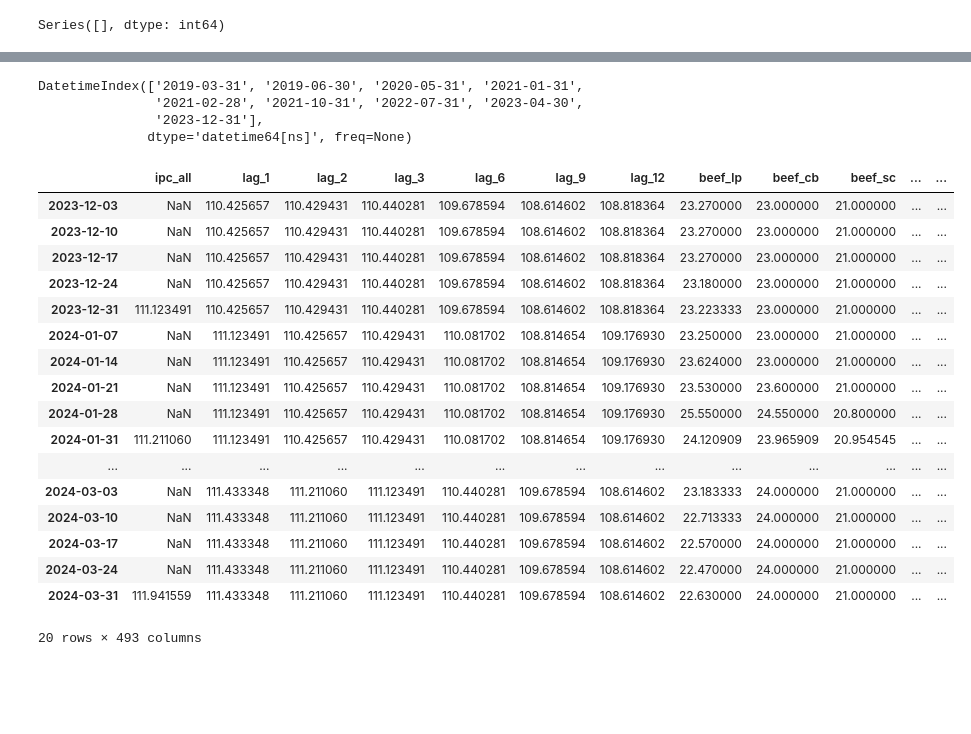
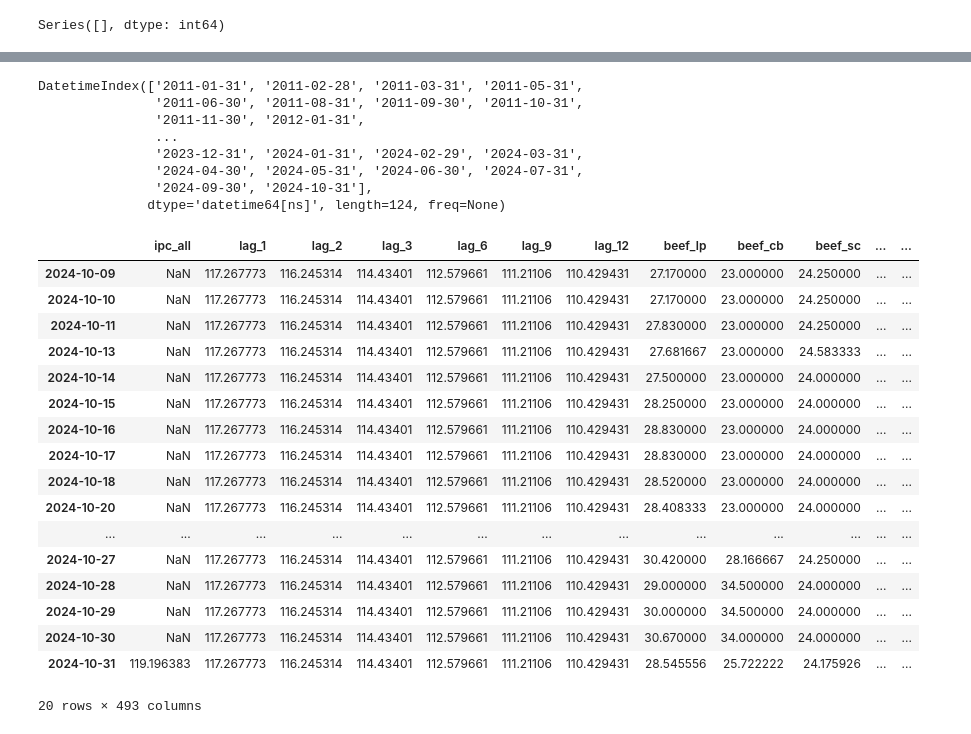
Before and after one commit to osmarbolivar/High-Freq-Inflation-Forecast-2SML, a Jupyter notebook: Data_preprocess.ipynb, the cells around one changed output, grey strips where cells are left out. Drawn from its saved outputs; the diff is of its cells as text; code cells hidden in the pictures; blank space fills up the shorter version.

```diff
--- a/Data_preprocess.ipynb
+++ b/Data_preprocess.ipynb
@@ -625,0 +639,9 @@ W_DATASET.to_csv('./Data/W_DATASET.csv')
+# %%
+features_names[:-17]
+feats_daily = features_names[:-17]
+# %%
+merged_d = pd.merge(UFVFX_daily, ws_adj, left_index=True, right_index=True, how='inner')
+merged_d = pd.merge(merged_d, COM_daily, left_index=True, right_index=True, how='inner')
+
+merged_d = merged_d[feats_daily]
+merged_d
@@ -625,0 +667,3 @@ W_DATASET.to_csv('./Data/W_DATASET.csv')
+# %%
+D_DATASET = merged_d.copy()
+D_DATASET.info()
@@ -632,7 +684,10 @@ dataset_m['freq'] = "month"
 dataset_w = W_DATASET.copy()
 dataset_w['freq'] = "week"
 
-dataset_mw = pd.concat([dataset_m, dataset_w], axis=0).sort_index()
-dataset_mw.tail(20)
+dataset_d = D_DATASET.copy()
+dataset_d['freq'] = "day"
+
+dataset_mwd = pd.concat([dataset_m, dataset_w, dataset_d], axis=0).sort_index()
+dataset_mwd
 # %% [output]
 |  | ipc_all | lag_1 | lag_2 | lag_3 | lag_6 | lag_9 | lag_12 | beef_lp | beef_cb | beef_sc | ... | ... |
@@ -656,33 +706,38 @@ dataset_mw.tail(20)
 # %%
 # Check for repeated values in the index
-repeated_indices = dataset_mw.index[dataset_mw.index.duplicated()]
+repeated_indices = dataset_mwd.index[dataset_mwd.index.duplicated()]
 repeated_indices
 # %% [output]
-DatetimeIndex(['2019-03-31', '2019-06-30', '2020-05-31', '2021-01-31',
-               '2021-02-28', '2021-10-31', '2022-07-31', '2023-04-30',
-               '2023-12-31'],
-              dtype='datetime64[ns]', freq=None)
+DatetimeIndex(['2011-01-31', '2011-02-28', '2011-03-31', '2011-05-31',
+               '2011-06-30', '2011-08-31', '2011-09-30', '2011-10-31',
+               '2011-11-30', '2012-01-31',
+               ...
+               '2023-12-31', '2024-01-31', '2024-02-29', '2024-03-31',
+               '2024-04-30', '2024-05-31', '2024-06-30', '2024-07-31',
+               '2024-09-30', '2024-10-31'],
+              dtype='datetime64[ns]', length=124, freq=None)
 # %%
-dataset_mw = dataset_mw[~dataset_mw.index.duplicated(keep='first')]
-dataset_mw.loc[:, ['lag_1', 'lag_2', 'lag_3', 'lag_6', 'lag_9', 'lag_12']] = dataset_mw.loc[:, ['lag_1', 'lag_2', 'lag_3', 'lag_6', 'lag_9', 'lag_12']].bfill()
-dataset_mw.tail(20)
+dataset_mwd = dataset_mwd[~dataset_mwd.index.duplicated(keep='first')]
+dataset_mwd.loc[:, ['lag_1', 'lag_2', 'lag_3', 'lag_6', 'lag_9', 'lag_12']] = dataset_mwd.loc[:, ['lag_1', 'lag_2', 'lag_3', 'lag_6', 'lag_9', 'lag_12']].bfill()
+dataset_mwd = dataset_mwd.loc[:'2024-10-31']
+dataset_mwd.tail(20)
 # %% [output]
 |  | ipc_all | lag_1 | lag_2 | lag_3 | lag_6 | lag_9 | lag_12 | beef_lp | beef_cb | beef_sc | ... | ... |
-| 2023-12-03 | NaN | 110.425657 | 110.429431 | 110.440281 | 109.678594 | 108.614602 | 108.818364 | 23.270000 | 23.000000 | 21.000000 | ... | ... |
-| 2023-12-10 | NaN | 110.425657 | 110.429431 | 110.440281 | 109.678594 | 108.614602 | 108.818364 | 23.270000 | 23.000000 | 21.000000 | ... | ... |
-| 2023-12-17 | NaN | 110.425657 | 110.429431 | 110.440281 | 109.678594 | 108.614602 | 108.818364 | 23.270000 | 23.000000 | 21.000000 | ... | ... |
-| 2023-12-24 | NaN | 110.425657 | 110.429431 | 110.440281 | 109.678594 | 108.614602 | 108.818364 | 23.180000 | 23.000000 | 21.000000 | ... | ... |
-| 2023-12-31 | 111.123491 | 110.425657 | 110.429431 | 110.440281 | 109.678594 | 108.614602 | 108.818364 | 23.223333 | 23.000000 | 21.000000 | ... | ... |
-| 2024-01-07 | NaN | 111.123491 | 110.425657 | 110.429431 | 110.081702 | 108.814654 | 109.176930 | 23.250000 | 23.000000 | 21.000000 | ... | ... |
-| 2024-01-14 | NaN | 111.123491 | 110.425657 | 110.429431 | 110.081702 | 108.814654 | 109.176930 | 23.624000 | 23.000000 | 21.000000 | ... | ... |
-| 2024-01-21 | NaN | 111.123491 | 110.425657 | 110.429431 | 110.081702 | 108.814654 | 109.176930 | 23.530000 | 23.600000 | 21.000000 | ... | ... |
-| 2024-01-28 | NaN | 111.123491 | 110.425657 | 110.429431 | 110.081702 | 108.814654 | 109.176930 | 25.550000 | 24.550000 | 20.800000 | ... | ... |
-| 2024-01-31 | 111.211060 | 111.123491 | 110.425657 | 110.429431 | 110.081702 | 108.814654 | 109.176930 | 24.120909 | 23.965909 | 20.954545 | ... | ... |
+| 2024-10-09 | NaN | 117.267773 | 116.245314 | 114.43401 | 112.579661 | 111.21106 | 110.429431 | 27.170000 | 23.000000 | 24.250000 | ... | ... |
+| 2024-10-10 | NaN | 117.267773 | 116.245314 | 114.43401 | 112.579661 | 111.21106 | 110.429431 | 27.170000 | 23.000000 | 24.250000 | ... | ... |
+| 2024-10-11 | NaN | 117.267773 | 116.245314 | 114.43401 | 112.579661 | 111.21106 | 110.429431 | 27.830000 | 23.000000 | 24.250000 | ... | ... |
+| 2024-10-13 | NaN | 117.267773 | 116.245314 | 114.43401 | 112.579661 | 111.21106 | 110.429431 | 27.681667 | 23.000000 | 24.583333 | ... | ... |
+| 2024-10-14 | NaN | 117.267773 | 116.245314 | 114.43401 | 112.579661 | 111.21106 | 110.429431 | 27.500000 | 23.000000 | 24.000000 | ... | ... |
+| 2024-10-15 | NaN | 117.267773 | 116.245314 | 114.43401 | 112.579661 | 111.21106 | 110.429431 | 28.250000 | 23.000000 | 24.000000 | ... | ... |
+| 2024-10-16 | NaN | 117.267773 | 116.245314 | 114.43401 | 112.579661 | 111.21106 | 110.429431 | 28.830000 | 23.000000 | 24.000000 | ... | ... |
+| 2024-10-17 | NaN | 117.267773 | 116.245314 | 114.43401 | 112.579661 | 111.21106 | 110.429431 | 28.830000 | 23.000000 | 24.000000 | ... | ... |
+| 2024-10-18 | NaN | 117.267773 | 116.245314 | 114.43401 | 112.579661 | 111.21106 | 110.429431 | 28.520000 | 23.000000 | 24.000000 | ... | ... |
+| 2024-10-20 | NaN | 117.267773 | 116.245314 | 114.43401 | 112.579661 | 111.21106 | 110.429431 | 28.408333 | 23.000000 | 24.000000 | ... | ... |
 | ... | ... | ... | ... | ... | ... | ... | ... | ... | ... | ... | ... | ... |
-| 2024-03-03 | NaN | 111.433348 | 111.211060 | 111.123491 | 110.440281 | 109.678594 | 108.614602 | 23.183333 | 24.000000 | 21.000000 | ... | ... |
-| 2024-03-10 | NaN | 111.433348 | 111.211060 | 111.123491 | 110.440281 | 109.678594 | 108.614602 | 22.713333 | 24.000000 | 21.000000 | ... | ... |
-| 2024-03-17 | NaN | 111.433348 | 111.211060 | 111.123491 | 110.440281 | 109.678594 | 108.614602 | 22.570000 | 24.000000 | 21.000000 | ... | ... |
-| 2024-03-24 | NaN | 111.433348 | 111.211060 | 111.123491 | 110.440281 | 109.678594 | 108.614602 | 22.470000 | 24.000000 | 21.000000 | ... | ... |
-| 2024-03-31 | 111.941559 | 111.433348 | 111.211060 | 111.123491 | 110.440281 | 109.678594 | 108.614602 | 22.630000 | 24.000000 | 21.000000 | ... | ... |
+| 2024-10-27 | NaN | 117.267773 | 116.245314 | 114.43401 | 112.579661 | 111.21106 | 110.429431 | 30.420000 | 28.166667 | 24.250000 | ... | ... |
+| 2024-10-28 | NaN | 117.267773 | 116.245314 | 114.43401 | 112.579661 | 111.21106 | 110.429431 | 29.000000 | 34.500000 | 24.000000 | ... | ... |
+| 2024-10-29 | NaN | 117.267773 | 116.245314 | 114.43401 | 112.579661 | 111.21106 | 110.429431 | 30.000000 | 34.500000 | 24.000000 | ... | ... |
+| 2024-10-30 | NaN | 117.267773 | 116.245314 | 114.43401 | 112.579661 | 111.21106 | 110.429431 | 30.670000 | 34.000000 | 24.000000 | ... | ... |
+| 2024-10-31 | 119.196383 | 117.267773 | 116.245314 | 114.43401 | 112.579661 | 111.21106 | 110.429431 | 28.545556 | 25.722222 | 24.175926 | ... | ... |
 20 rows × 493 columns
 # %%
```
Also changed, not shown: parts of 21 cells of this notebook, 9 other files.
